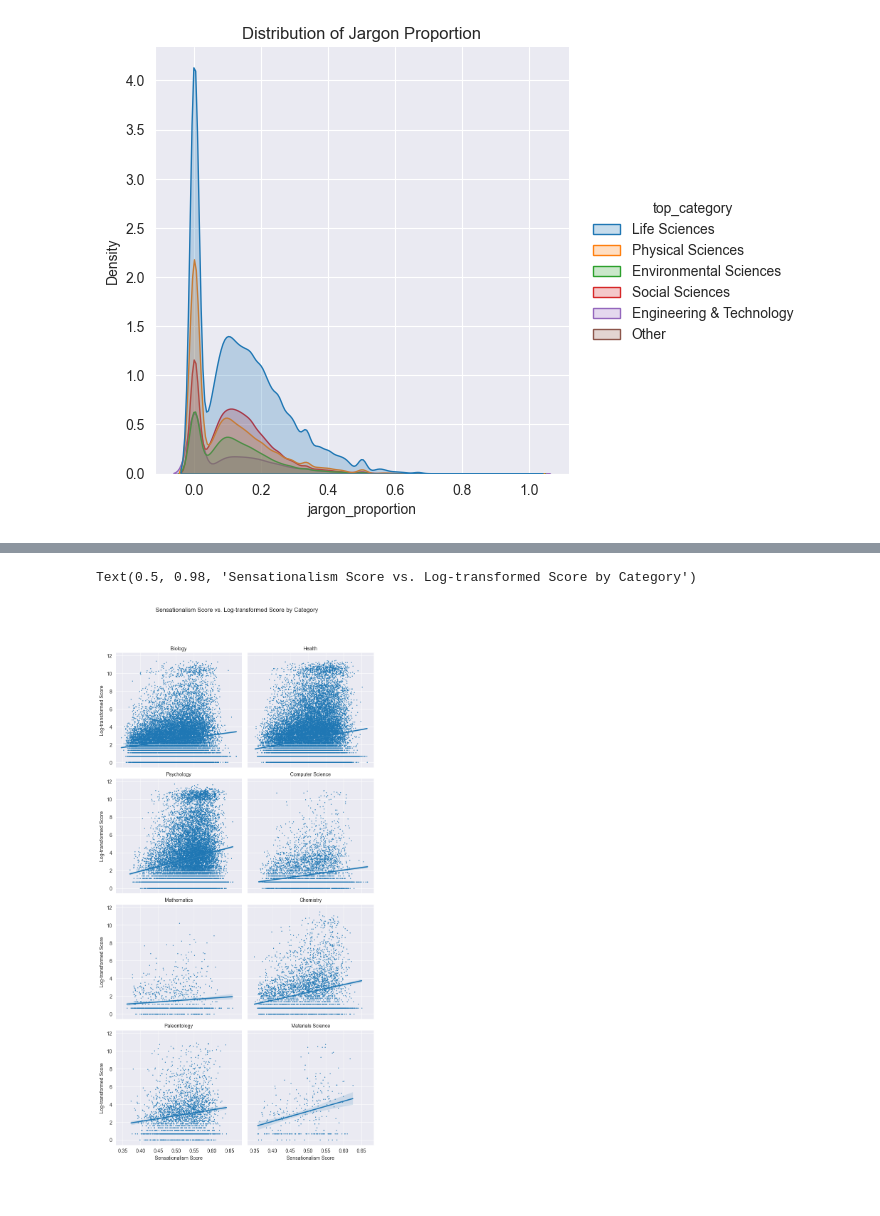
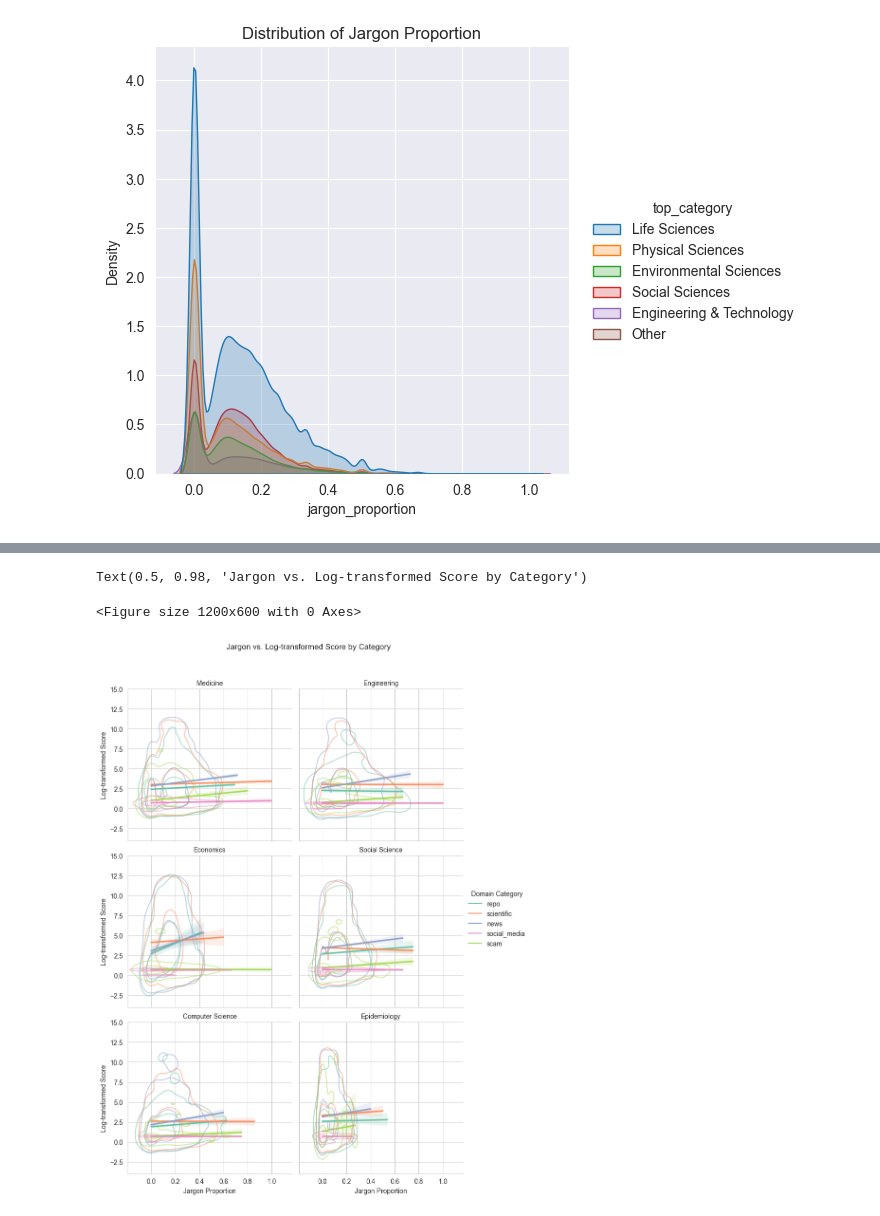
Before and after one commit to vetlewj/algorithmic-media, a Jupyter notebook: jargon_metric/jargon_analysis.ipynb, the cells around one changed output, grey strips where cells are left out. Cells and saved outputs as stored; diff of their text form; code cells hidden in the pictures.

```diff
--- a/jargon_metric/jargon_analysis.ipynb
+++ b/jargon_metric/jargon_analysis.ipynb
@@ -6,6 +6,13 @@ import seaborn as sns
 
 df = pd.read_csv("../data/combined_for_analysis_sensationalism_jargon_categories_domain_labels.csv")
 df["log_score"] = np.log(df["score"] + 1)
+
+df.dropna(inplace=True)
+df["top_domain"] = "other"
+for domain in ["is_top_domain_repo", "is_top_domain_news", "is_top_domain_scientific", "is_top_domain_social_media","is_top_domain_scam"]:
+    # set domain column to a value
+    df.loc[df[domain], "top_domain"] = " ".join(domain.split("_")[3:])
 df.info()
+df
 # %% [output]
 <class 'pandas.core.frame.DataFrame'>
@@ -27,0 +48,4 @@ memory usage: 21.1+ MB
+# %%
+domain_order_for_hue = ["repo", "scientific", "news", "social_media", "scam"]
+selected_categories = ["Medicine", "Engineering", "Economics", "Social Science", "Computer Science", "Epidemiology"]
+top_categories_order = ["Life Sciences", "Social Sciences", "Environmental Sciences", "Engineering & Technology", "Physical Sciences"]
@@ -27,0 +122,9 @@ memory usage: 21.1+ MB
+# %%
+pal_id = "Set2"
+
+sns_plot = sns.lineplot(data=df, x="year", y="jargon_proportion", hue="top_category")
+
+sns_plot.legend(bbox_to_anchor=(1.05, .95), loc='upper left', borderaxespad=0.)
+plt.title("Jargon Proportion in Scientific Domains over years")
+plt.xlabel("Year")
+plt.ylabel("Jargon Proportion")
@@ -80,18 +287,25 @@ sns.lmplot(data=df[df["link_flair_text"] == "Computer Science"], x="sensationali
 # %%
-selected_categories = ["Computer Science", "Chemistry", "Biology", "Health", "Paleontology", "Materials Science", "Mathematics", "Psychology"]
 filtered_df = df[df["link_flair_text"].isin(selected_categories)]
+plt.figure(figsize=(12, 6))
+# Create a faceted plot with separate plots for each category
+sns_plot = sns.lmplot(data=filtered_df, x="jargon_proportion", y="log_score", col="link_flair_text", col_order=selected_categories, col_wrap=2, height=4, hue="label_voting_manual", hue_order=domain_order_for_hue, palette=pal_id, legend=False, scatter=False)
 
-# Create a faceted plot with separate plots for each category
-sns_plot = sns.lmplot(data=filtered_df, x="sensationalism_score", y="log_score", col="link_flair_text",
-                      scatter_kws={'s': 1}, col_wrap=2, height=4)
+sns_plot.map(sns.kdeplot, "jargon_proportion", "log_score", levels=3, alpha=0.5, legend=False)
 
 # Set axis labels for clarity
-sns_plot.set_axis_labels("Sensationalism Score", "Log-transformed Score")
+sns_plot.set_axis_labels("Jargon Proportion", "Log-transformed Score")
 sns_plot.set_titles("{col_name}")
 
+# Add a legend
+handles = [plt.Line2D([], [], color=sns.color_palette(pal_id, len(domain_order_for_hue))[i], label=domain) for i, domain in enumerate(domain_order_for_hue)]
+sns_plot.add_legend(title="Domain Category", loc="center right", handles=handles )
+
 # Show the plot
-sns_plot.fig.subplots_adjust(top=0.9)  # Adjust top to add space for the title if needed
-sns_plot.fig.suptitle("Sensationalism Score vs. Log-transformed Score by Category")
+# add some space above
+plt.subplots_adjust(top=0.9)
+
+sns_plot.fig.suptitle("Jargon vs. Log-transformed Score by Category")
 # %% [output]
-Text(0.5, 0.98, 'Sensationalism Score vs. Log-transformed Score by Category')
+Text(0.5, 0.98, 'Jargon vs. Log-transformed Score by Category')
+<Figure size 1200x600 with 0 Axes>
-[figure, old version]
+[figure, new version]
```
Also changed, not shown: parts of 28 cells of this notebook, 2 other files.
